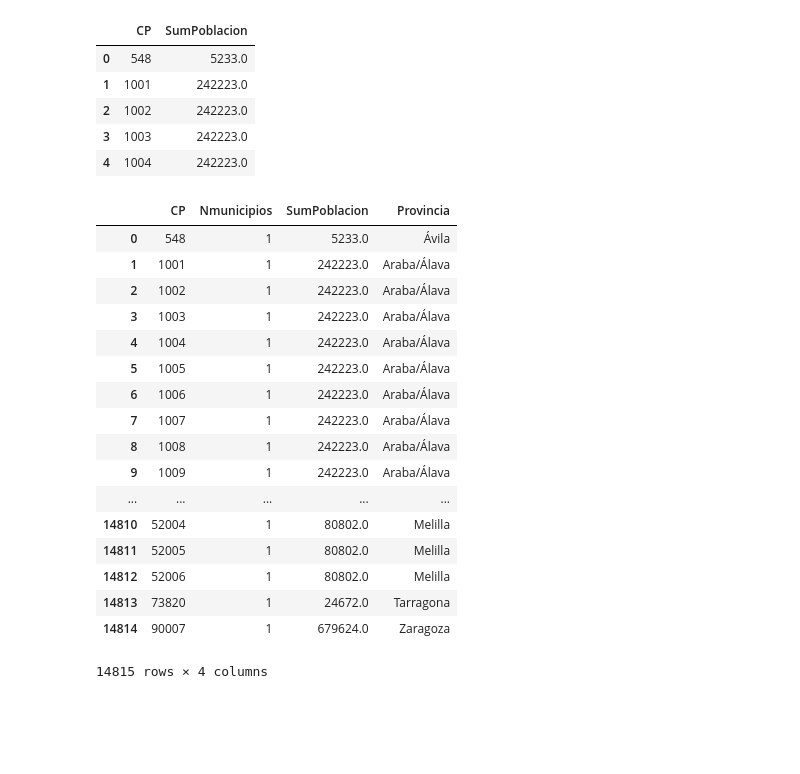
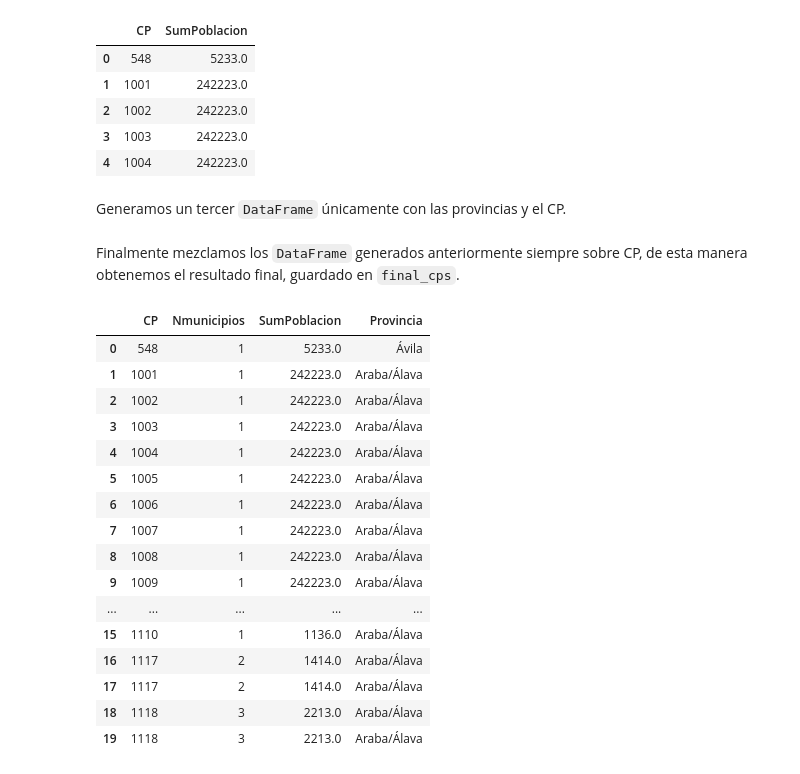
Before and after one commit to RaulRC/mia-iia, a Jupyter notebook: task2/Tema2_Raul_ReguilloCarmona.ipynb, the cells around one changed output. Drawn from its saved outputs; the diff is of its cells as text; code cells hidden in the pictures; blank space fills up the shorter version.

Commit message:
[IMP] update with final results

````diff
--- a/task2/Tema2_Raul_ReguilloCarmona.ipynb
+++ b/task2/Tema2_Raul_ReguilloCarmona.ipynb
@@ -281,26 +368,31 @@ cps_sum.head()
 | 2 | 1002 | 242223.0 |
 | 3 | 1003 | 242223.0 |
 | 4 | 1004 | 242223.0 |
+# %% [markdown]
+Generamos un tercer ```DataFrame``` únicamente con las provincias y el CP.
 # %%
 cps_provs = cps[['CP', 'Provincia']]
+# %% [markdown]
+Finalmente mezclamos los ```DataFrame``` generados anteriormente siempre sobre CP, de esta manera obtenemos el resultado final, guardado en ```final_cps```.
 # %%
-cps_muns.merge(cps_sum, on='CP').merge(cps_provs, on='CP')
+final_cps = cps_muns.merge(cps_sum, on='CP').merge(cps_provs, on='CP')
-# %% [output]
-|  | CP | Nmunicipios | SumPoblacion | Provincia |
-| 0 | 548 | 1 | 5233.0 | Ávila |
-| 1 | 1001 | 1 | 242223.0 | Araba/Álava |
-| 2 | 1002 | 1 | 242223.0 | Araba/Álava |
-| 3 | 1003 | 1 | 242223.0 | Araba/Álava |
-| 4 | 1004 | 1 | 242223.0 | Araba/Álava |
-| 5 | 1005 | 1 | 242223.0 | Araba/Álava |
-| 6 | 1006 | 1 | 242223.0 | Araba/Álava |
-| 7 | 1007 | 1 | 242223.0 | Araba/Álava |
-| 8 | 1008 | 1 | 242223.0 | Araba/Álava |
-| 9 | 1009 | 1 | 242223.0 | Araba/Álava |
-| ... | ... | ... | ... | ... |
-| 14810 | 52004 | 1 | 80802.0 | Melilla |
-| 14811 | 52005 | 1 | 80802.0 | Melilla |
-| 14812 | 52006 | 1 | 80802.0 | Melilla |
-| 14813 | 73820 | 1 | 24672.0 | Tarragona |
-| 14814 | 90007 | 1 | 679624.0 | Zaragoza |
-14815 rows × 4 columns
+# %%
+final_cps.head(20)
+# %% [output]
+|  | CP | Nmunicipios | SumPoblacion | Provincia |
+| 0 | 548 | 1 | 5233.0 | Ávila |
+| 1 | 1001 | 1 | 242223.0 | Araba/Álava |
+| 2 | 1002 | 1 | 242223.0 | Araba/Álava |
+| 3 | 1003 | 1 | 242223.0 | Araba/Álava |
+| 4 | 1004 | 1 | 242223.0 | Araba/Álava |
+| 5 | 1005 | 1 | 242223.0 | Araba/Álava |
+| 6 | 1006 | 1 | 242223.0 | Araba/Álava |
+| 7 | 1007 | 1 | 242223.0 | Araba/Álava |
+| 8 | 1008 | 1 | 242223.0 | Araba/Álava |
+| 9 | 1009 | 1 | 242223.0 | Araba/Álava |
+| ... | ... | ... | ... | ... |
+| 15 | 1110 | 1 | 1136.0 | Araba/Álava |
+| 16 | 1117 | 2 | 1414.0 | Araba/Álava |
+| 17 | 1117 | 2 | 1414.0 | Araba/Álava |
+| 18 | 1118 | 3 | 2213.0 | Araba/Álava |
+| 19 | 1118 | 3 | 2213.0 | Araba/Álava |
````
Also changed, not shown: parts of 46 cells of this notebook.
